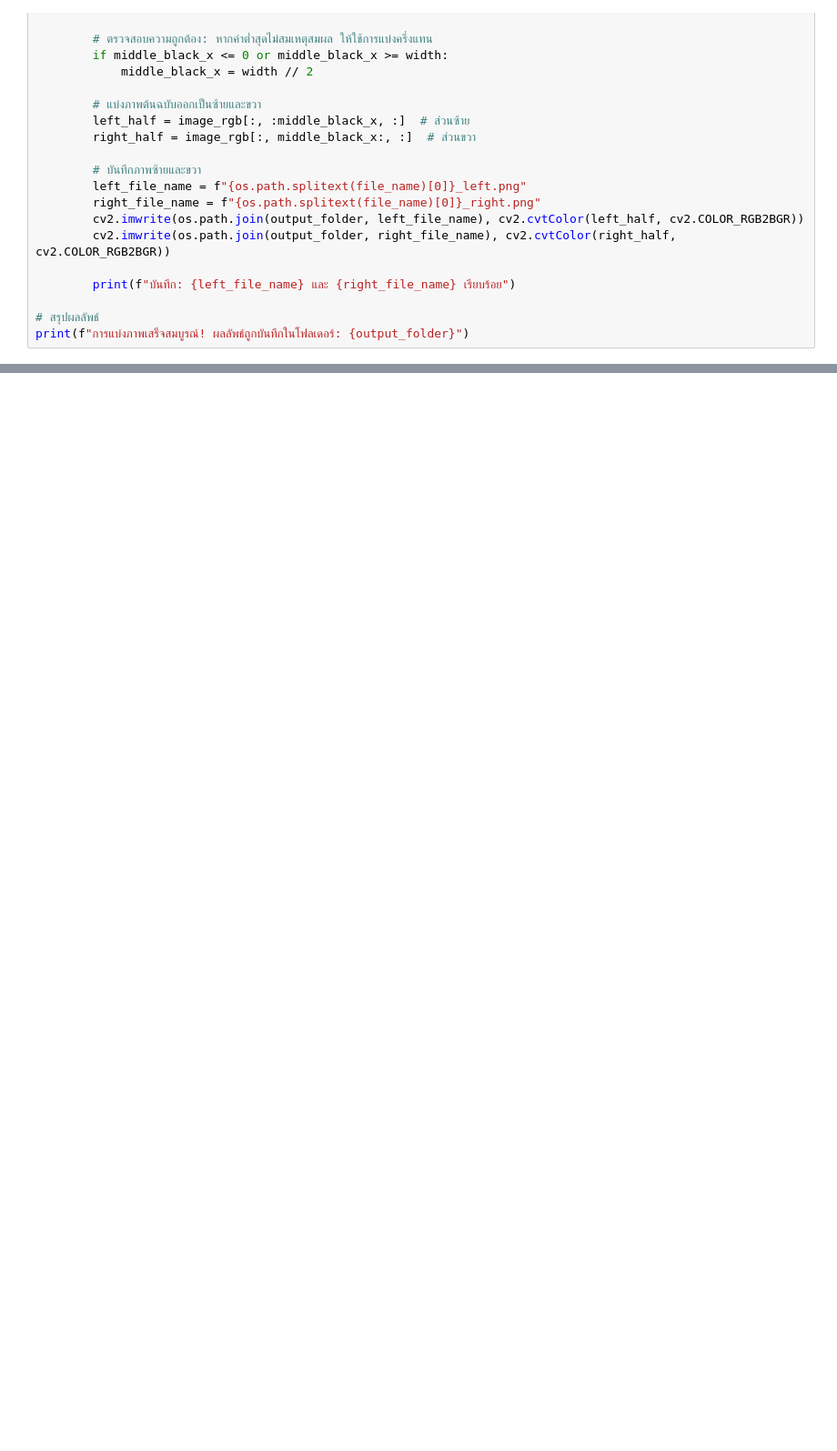
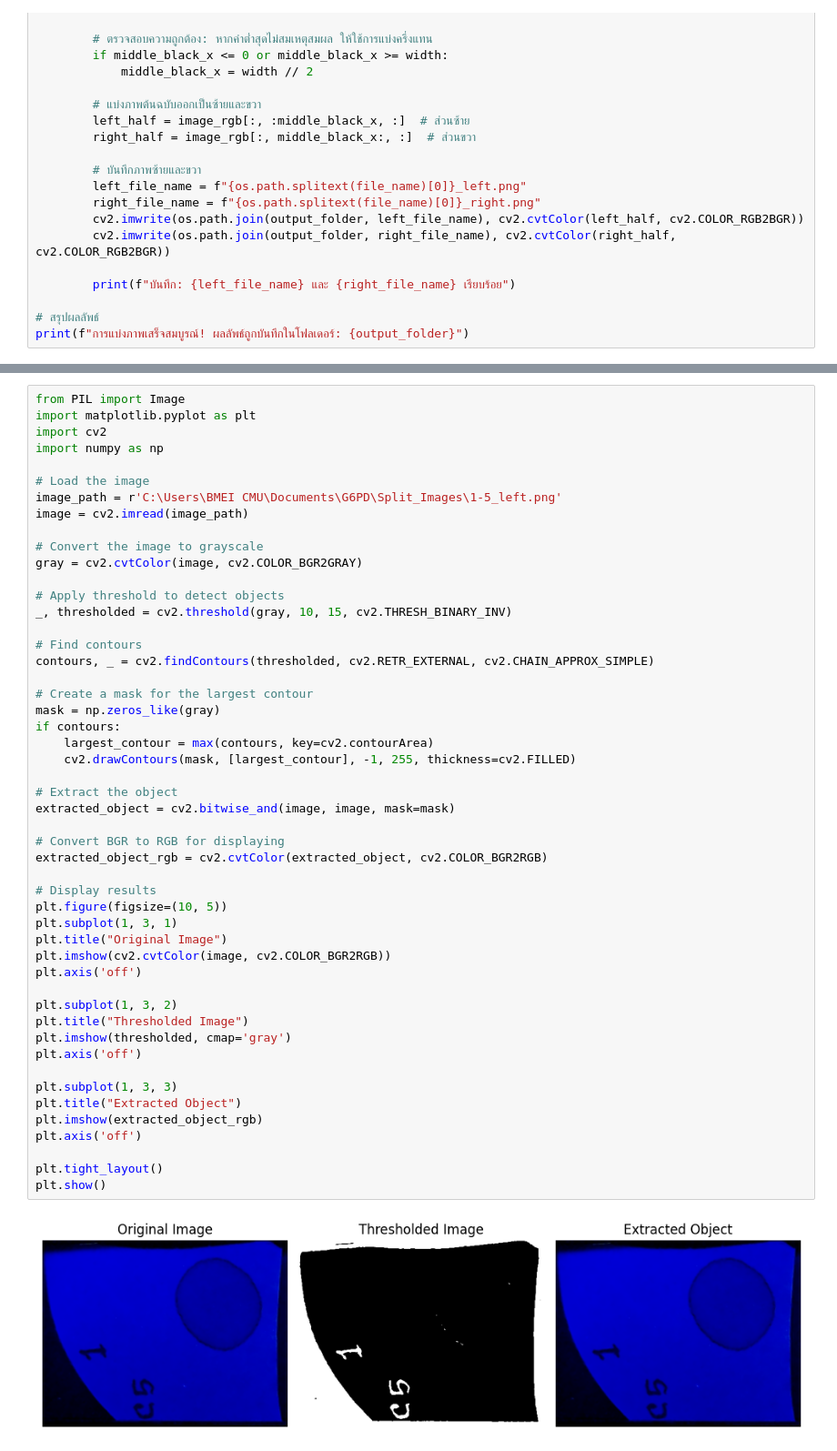
Before and after one commit to KungLobster69/WORK, a Jupyter notebook: Windows/CODE_BME/PROJECT_G6PD/Blood_cell_separation.ipynb, the cells around one changed output, grey strips where cells are left out. Shown at 91% size. Saved outputs shown, nothing was run; the diff lists cells and outputs as text; blank space fills up the shorter version.

```diff
--- a/Windows/CODE_BME/PROJECT_G6PD/Blood_cell_separation.ipynb
+++ b/Windows/CODE_BME/PROJECT_G6PD/Blood_cell_separation.ipynb
@@ -198,0 +113,52 @@ print("การประมวลผลเสร็จสมบูรณ์")
+# %%
+from PIL import Image
+import matplotlib.pyplot as plt
+import cv2
+import numpy as np
+
+# Load the image
+image_path = r'C:\Users\BMEI CMU\Documents\G6PD\Split_Images\1-5_left.png'
+image = cv2.imread(image_path)
+
+# Convert the image to grayscale
+gray = cv2.cvtColor(image, cv2.COLOR_BGR2GRAY)
+
+# Apply threshold to detect objects
+_, thresholded = cv2.threshold(gray, 10, 15, cv2.THRESH_BINARY_INV)
+
+# Find contours
+contours, _ = cv2.findContours(thresholded, cv2.RETR_EXTERNAL, cv2.CHAIN_APPROX_SIMPLE)
+
+# Create a mask for the largest contour
+mask = np.zeros_like(gray)
+if contours:
+    largest_contour = max(contours, key=cv2.contourArea)
+    cv2.drawContours(mask, [largest_contour], -1, 255, thickness=cv2.FILLED)
+
+# Extract the object
+extracted_object = cv2.bitwise_and(image, image, mask=mask)
+
+# Convert BGR to RGB for displaying
+extracted_object_rgb = cv2.cvtColor(extracted_object, cv2.COLOR_BGR2RGB)
+
+# Display results
+plt.figure(figsize=(10, 5))
+plt.subplot(1, 3, 1)
+plt.title("Original Image")
+plt.imshow(cv2.cvtColor(image, cv2.COLOR_BGR2RGB))
+plt.axis('off')
+
+plt.subplot(1, 3, 2)
+plt.title("Thresholded Image")
+plt.imshow(thresholded, cmap='gray')
+plt.axis('off')
+
+plt.subplot(1, 3, 3)
+plt.title("Extracted Object")
+plt.imshow(extracted_object_rgb)
+plt.axis('off')
+
+plt.tight_layout()
+plt.show()
+# %% [output]
+[figure, added]
```
Also changed, not shown: parts of 1 cell of this notebook.
